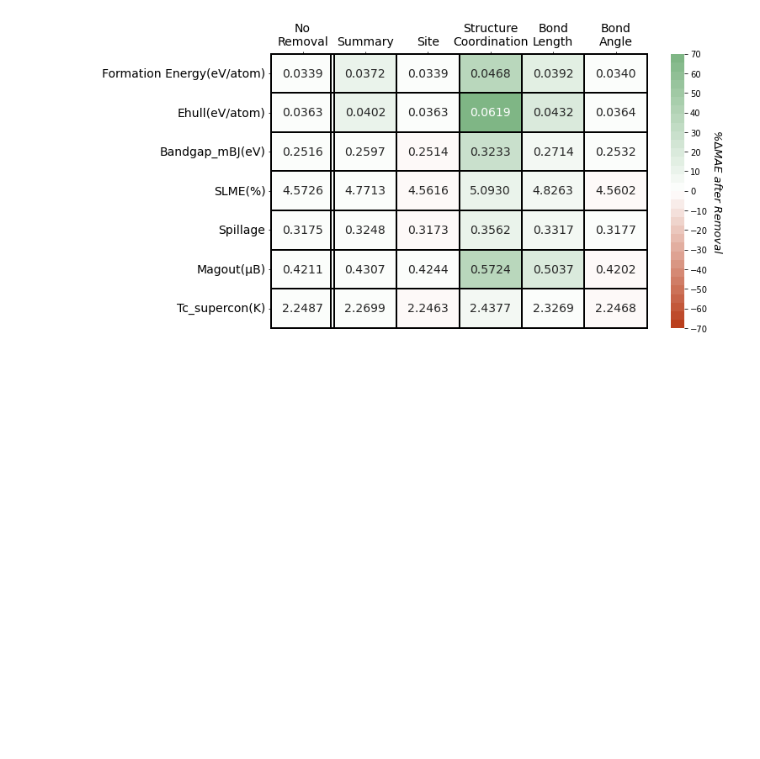
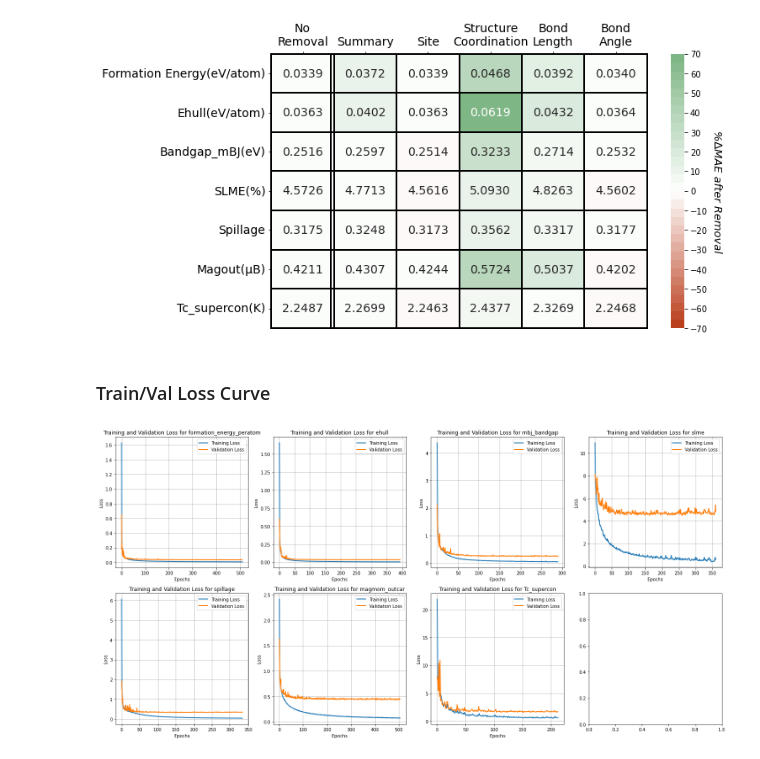
Before and after one commit to Jonathanlyj/ALIGNN-BERT-TL, a Jupyter notebook: analysis/atomgpt_test_prediction.ipynb, the cells around one changed output. Cells and saved outputs as stored; diff of their text form; code cells hidden in the pictures; blank space fills up the shorter version.

```diff
--- a/analysis/atomgpt_test_prediction.ipynb
+++ b/analysis/atomgpt_test_prediction.ipynb
@@ -351,3 +351,59 @@ plt.savefig(f"{text}_heatmap.png", dpi=600, bbox_inches='tight')
 plt.show()
 # %% [output]
 [figure]
+# %% [markdown]
+### Train/Val Loss Curve
+# %%
+import matplotlib.pyplot as plt
+props = [ "formation_energy_peratom", "ehull", "mbj_bandgap", "slme", "spillage", "magmom_outcar", "Tc_supercon"]
+# Function to read the log file and extract the loss values
+def extract_losses(log_file):
+    train_loss = []
+    val_loss = []
+    with open(log_file, 'r') as file:
+        start_training = False
+        for line in file:
+            if "start training" in line:
+                start_training = True
+            if start_training and "Current epoch" in line:
+                parts = line.split(',')
+                for part in parts:
+                    if "loss:" in part and "validation" not in part:
+                        train_loss.append(float(part.split(':')[1].strip()))
+                    if "validation loss:" in part:
+                        val_loss.append(float(part.split(':')[1].strip()))
+    return train_loss, val_loss
+
+# Path to the log file
+
+
+
+num_logs = len(props)
+
+# Create subplots
+fig, axs = plt.subplots(2, 4, figsize=(20, 10))
+axs = axs.flatten()
+
+for i, prop in enumerate(props):
+    # Extract losses
+    log_file = f'/scratch/yll6162/CrossPropertyTL/elemnet/log/alignn_matbert-base-cased_robo_prop_{prop}.log'
+    train_loss, val_loss = extract_losses(log_file)
+
+    # Extract property name from the log file path
+    prop_name = prop
+
+    # Plot the loss curves
+    axs[i].plot(train_loss, label='Training Loss', linewidth=2)
+    axs[i].plot(val_loss, label='Validation Loss', linewidth=2)
+    axs[i].set_xlabel('Epochs')
+    axs[i].set_ylabel('Loss')
+    axs[i].set_title(f'Training and Validation Loss for {prop_name}')
+    axs[i].grid()
+    axs[i].legend()
+
+# Adjust layout
+plt.tight_layout()
+plt.savefig("train_val_loss_curve.png", dpi=300)
+plt.show()
+# %% [output]
+[figure, added]
```
Also changed, not shown: 1 other file.
